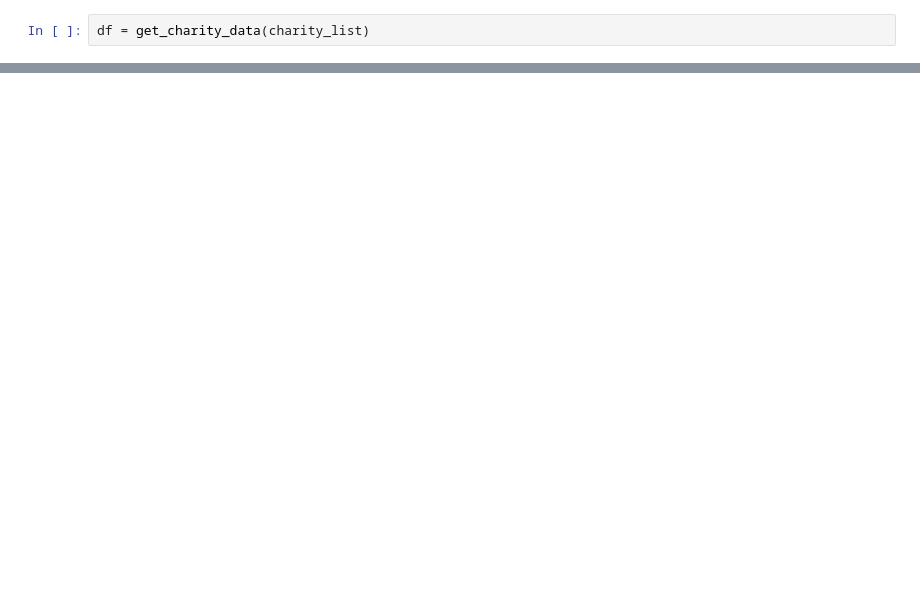
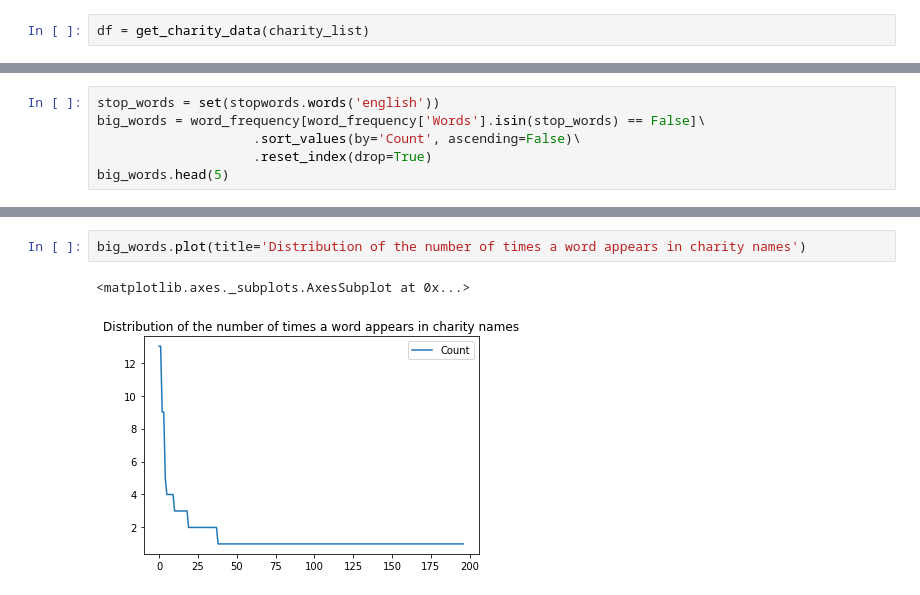
Before and after one commit to thimler/applied_data_analysis_projects, a Jupyter notebook: src/charities/Forbes_list_scraping.ipynb, the cells around one changed output, grey strips where cells are left out. Saved outputs shown, nothing was run; the diff lists cells and outputs as text; blank space fills up the shorter version.

```diff
--- a/src/charities/Forbes_list_scraping.ipynb
+++ b/src/charities/Forbes_list_scraping.ipynb
@@ -163,0 +216,6 @@ df_test
+# %%
+stop_words = set(stopwords.words('english'))
+big_words = word_frequency[word_frequency['Words'].isin(stop_words) == False]\
+                    .sort_values(by='Count', ascending=False)\
+                    .reset_index(drop=True)
+big_words.head(5)
@@ -163,0 +229,5 @@ df_test
+# %%
+big_words.plot(title='Distribution of the number of times a word appears in charity names')
+# %% [output]
+<matplotlib.axes._subplots.AxesSubplot at 0x...>
+[figure, added]
```
Also changed, not shown: parts of 33 cells of this notebook, 1 other file.
